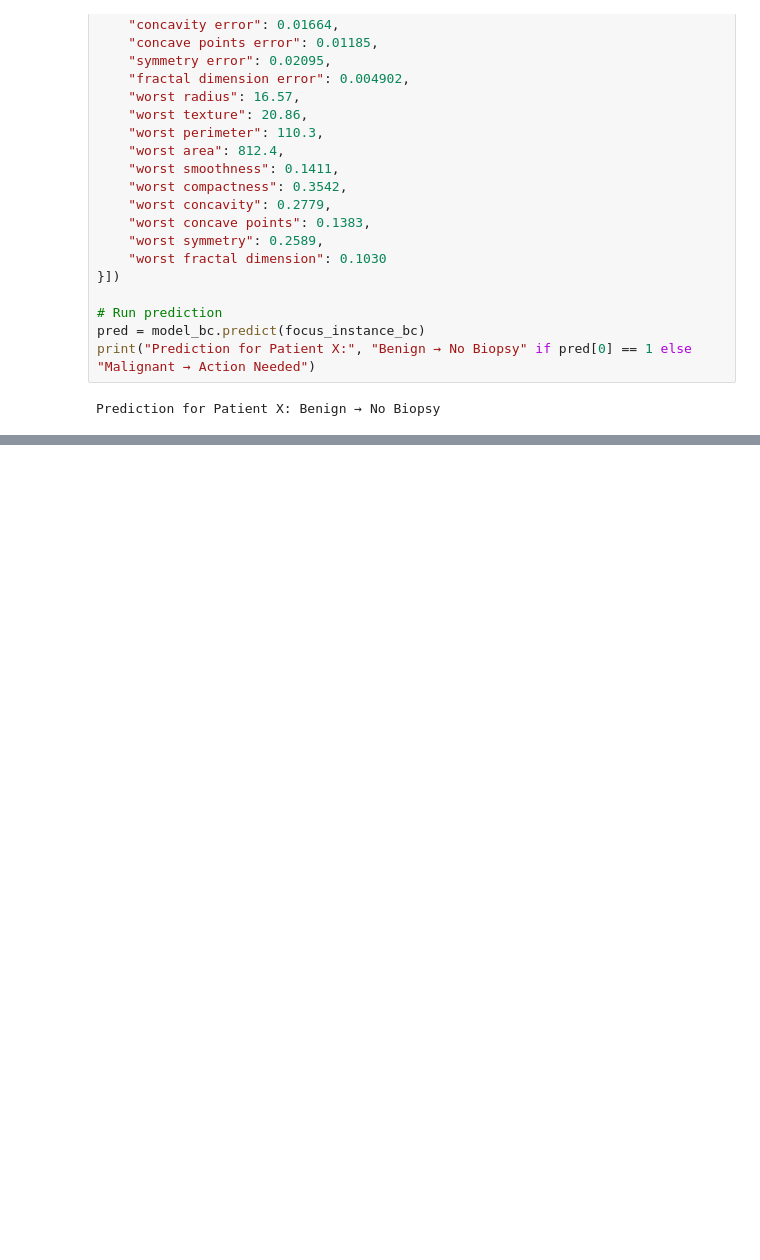
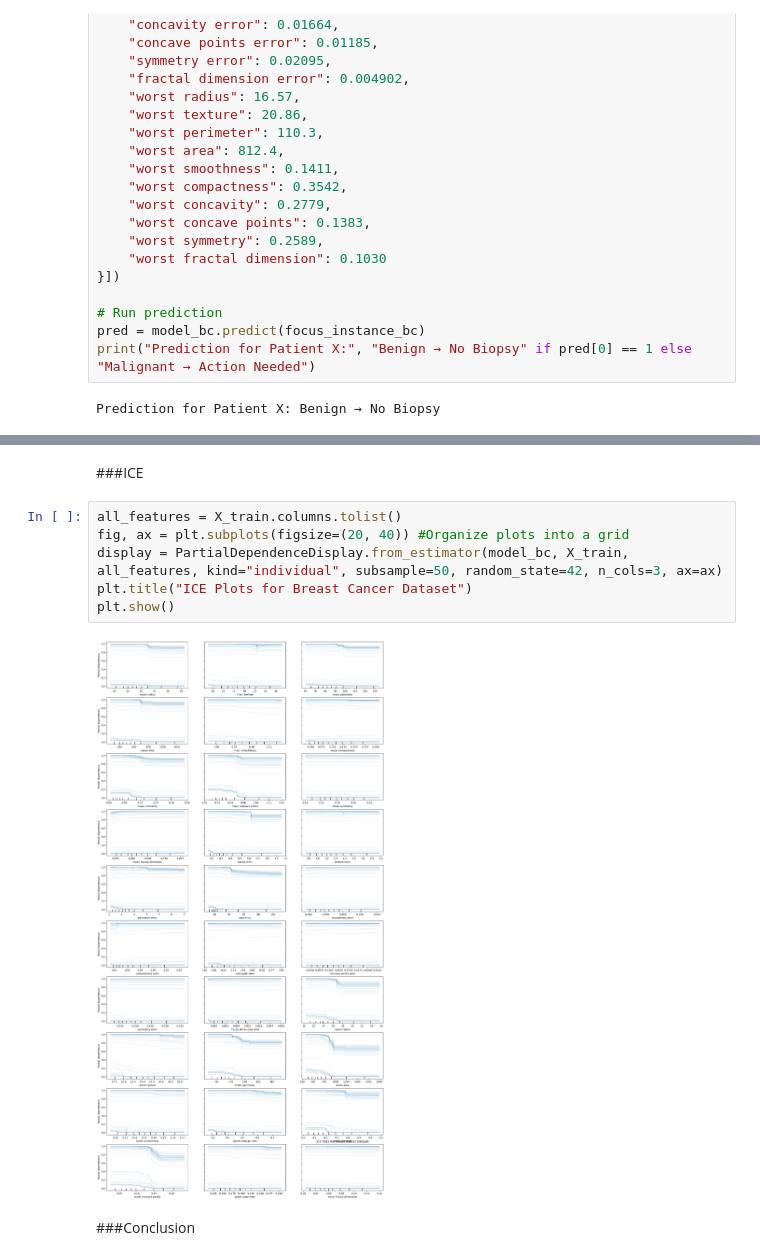
Before and after one commit to Mkhan13/XAI, a Jupyter notebook: machine_learning_court.ipynb, the cells around one changed output, grey strips where cells are left out. Cells and saved outputs as stored; diff of their text form; blank space fills up the shorter version.

```diff
--- a/machine_learning_court.ipynb
+++ b/machine_learning_court.ipynb
@@ -84,0 +104,12 @@ Prediction for Patient X: Benign → No Biopsy
+# %% [markdown]
+###ICE
+# %%
+all_features = X_train.columns.tolist()
+fig, ax = plt.subplots(figsize=(20, 40)) #Organize plots into a grid
+display = PartialDependenceDisplay.from_estimator(model_bc, X_train, all_features, kind="individual", subsample=50, random_state=42, n_cols=3, ax=ax)
+plt.title("ICE Plots for Breast Cancer Dataset")
+plt.show()
+# %% [output]
+[figure, added]
+# %% [markdown]
+###Conclusion
```
Also changed, not shown: parts of 4 cells of this notebook.
